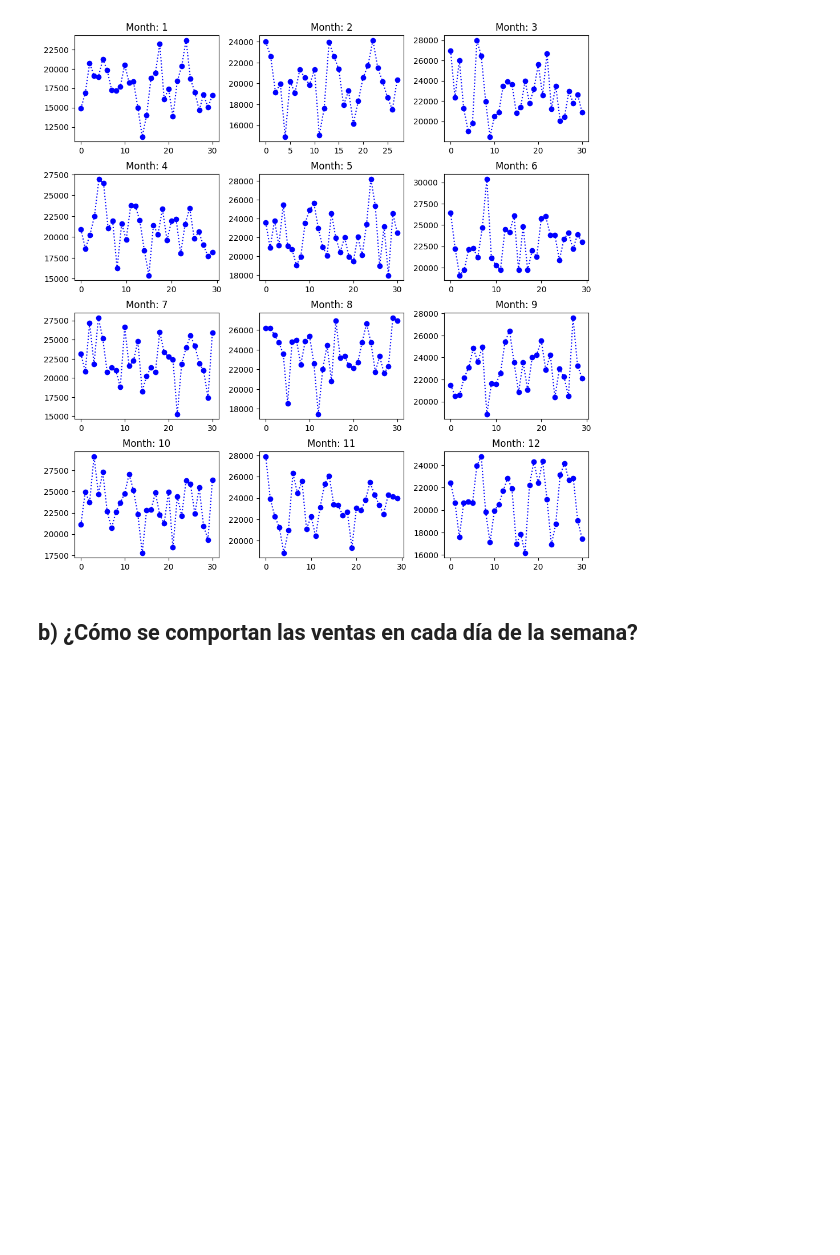
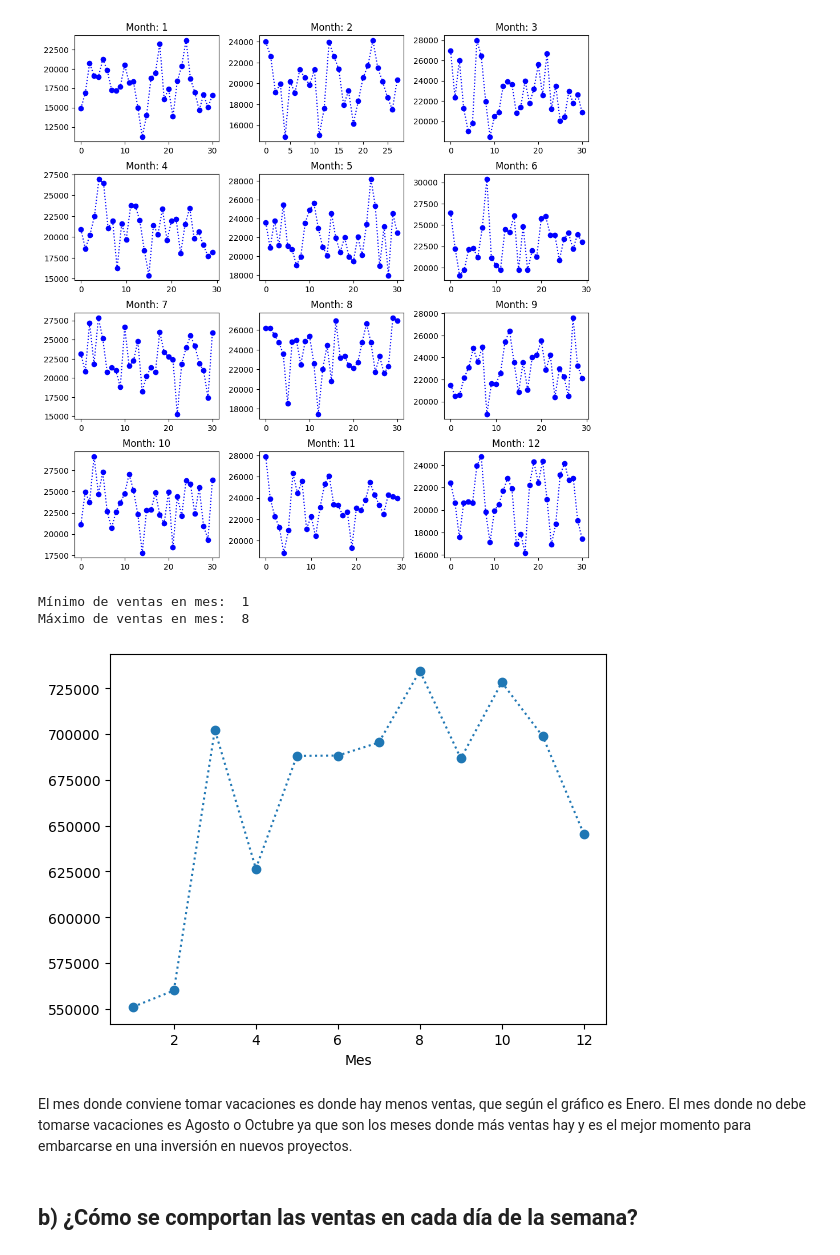
Before and after one commit to gx-ceia-tps/tp2-peia, a Jupyter notebook: tp2-peia-project/tp2-peia-p2.ipynb, the cells around one changed output. Saved outputs shown, nothing was run; the diff lists cells and outputs as text; code cells hidden in the pictures; blank space fills up the shorter version.

```diff
--- a/tp2-peia-project/tp2-peia-p2.ipynb
+++ b/tp2-peia-project/tp2-peia-p2.ipynb
@@ -122,6 +122,18 @@ def month_sale_plot_fun(data, ax):
 plot_sales(sales_per_month,  month_sale_plot_fun , title='Month')
 # %% [output]
 [figure]
+# %%
+sales_by_month_summary = sales.groupby(by="Mes")["Ventas"].sum()
+sales_by_month_summary.plot(kind='line', marker='o', linestyle=':')
+print('Mínimo de ventas en mes: ', np.argmin(sales_by_month_summary)+1)
+print('Máximo de ventas en mes: ', np.argmax(sales_by_month_summary)+1)
+# %% [output]
+Mínimo de ventas en mes:  1
+Máximo de ventas en mes:  8
+[figure, added]
+# %% [markdown]
+El mes donde conviene tomar vacaciones es donde hay menos ventas, que según el gráfico es Enero.
+El mes donde no debe tomarse vacaciones es Agosto o Octubre ya que son los meses donde más ventas hay y es el mejor momento para embarcarse en una inversión en nuevos proyectos.
 # %% [markdown]
 ## b) ¿Cómo se comportan las ventas en cada día de la semana?
 # %%
```
Also changed, not shown: parts of 6 cells of this notebook, 1 other file.
